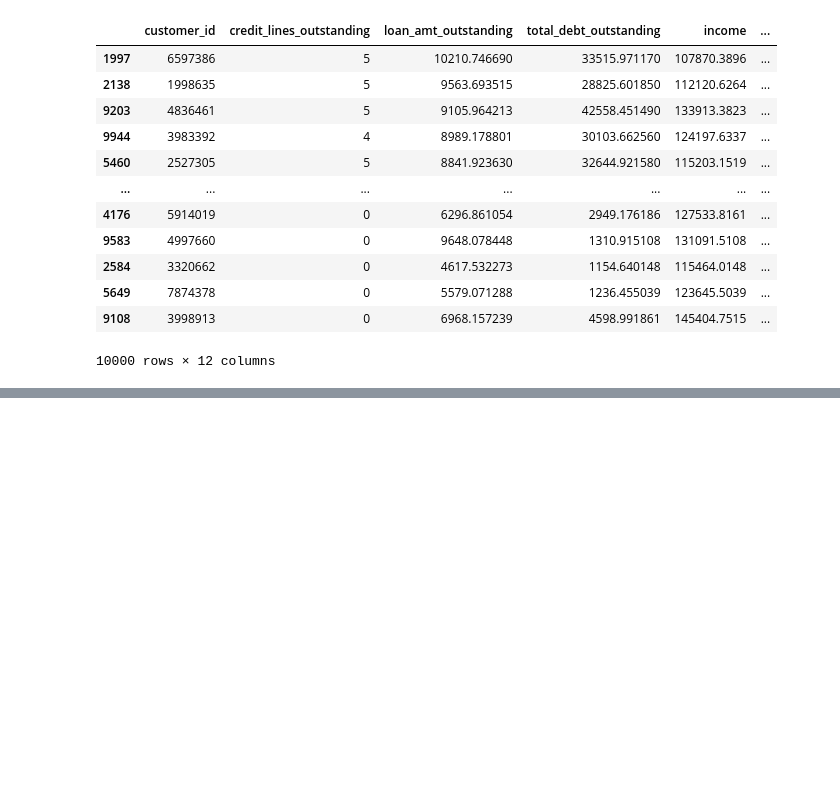
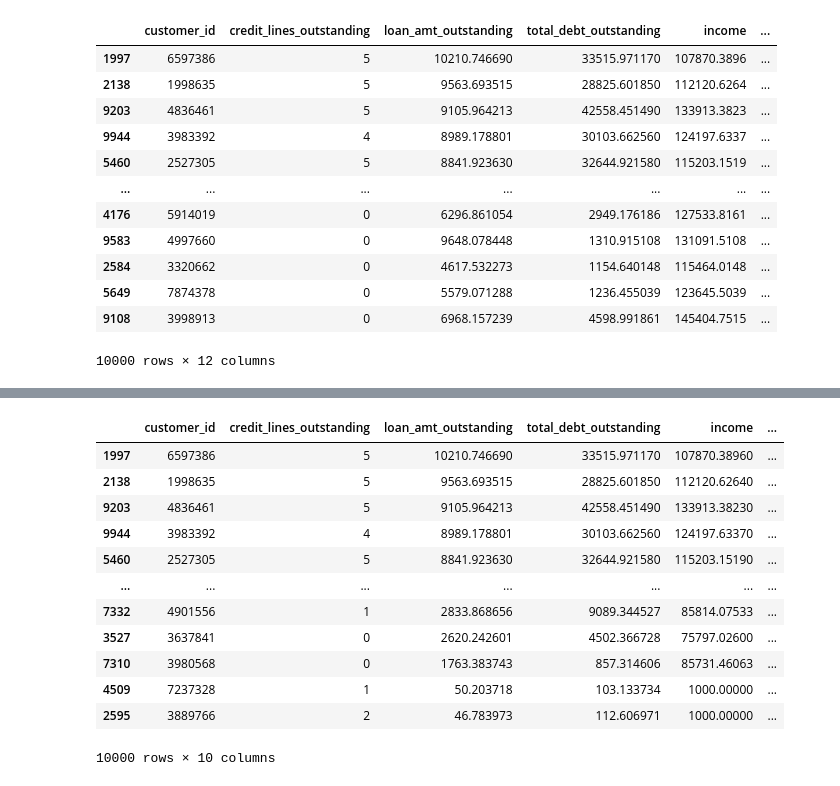
Before and after one commit to urvihp1001/JPMorganQuant, a Jupyter notebook: JPMC3.ipynb, the cells around one changed output, grey strips where cells are left out. Cells and saved outputs as stored; diff of their text form; code cells hidden in the pictures; blank space fills up the shorter version.

```diff
--- a/JPMC3.ipynb
+++ b/JPMC3.ipynb
@@ -481,0 +602,6 @@ Loans_df.sort_values('expected_loss',ascending=False)
+# %%
+Loans_df=pd.concat([Loans_df,prob_data],axis=1)
+# %%
+recovery_rate=0.1
+# %%
+Loans_df['lgd']=(1-recovery_rate)*Loans_df['loan_amt_outstanding']
@@ -481,0 +610,2 @@ Loans_df.sort_values('expected_loss',ascending=False)
+# %%
+Loans_df['expected_loss'] = Loans_df['prob_to_default'] * Loans_df['lgd']
@@ -481,0 +621,16 @@ Loans_df.sort_values('expected_loss',ascending=False)
+# %%
+Loans_df.sort_values('expected_loss',ascending=False)
+# %% [output]
+|  | customer_id | credit_lines_outstanding | loan_amt_outstanding | total_debt_outstanding | income | ... |
+| 1997 | 6597386 | 5 | 10210.746690 | 33515.971170 | 107870.38960 | ... |
+| 2138 | 1998635 | 5 | 9563.693515 | 28825.601850 | 112120.62640 | ... |
+| 9203 | 4836461 | 5 | 9105.964213 | 42558.451490 | 133913.38230 | ... |
+| 9944 | 3983392 | 4 | 8989.178801 | 30103.662560 | 124197.63370 | ... |
+| 5460 | 2527305 | 5 | 8841.923630 | 32644.921580 | 115203.15190 | ... |
+| ... | ... | ... | ... | ... | ... | ... |
+| 7332 | 4901556 | 1 | 2833.868656 | 9089.344527 | 85814.07533 | ... |
+| 3527 | 3637841 | 0 | 2620.242601 | 4502.366728 | 75797.02600 | ... |
+| 7310 | 3980568 | 0 | 1763.383743 | 857.314606 | 85731.46063 | ... |
+| 4509 | 7237328 | 1 | 50.203718 | 103.133734 | 1000.00000 | ... |
+| 2595 | 3889766 | 2 | 46.783973 | 112.606971 | 1000.00000 | ... |
+10000 rows × 10 columns
```
Also changed, not shown: parts of 20 cells of this notebook.
